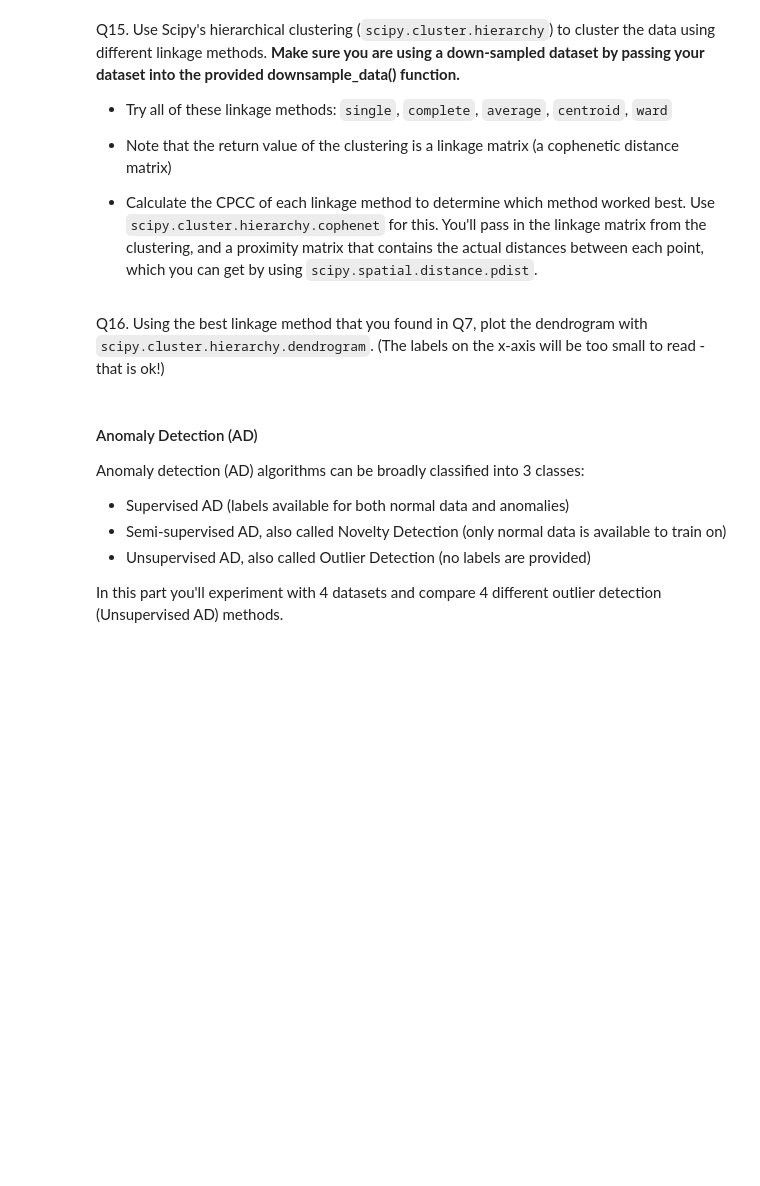
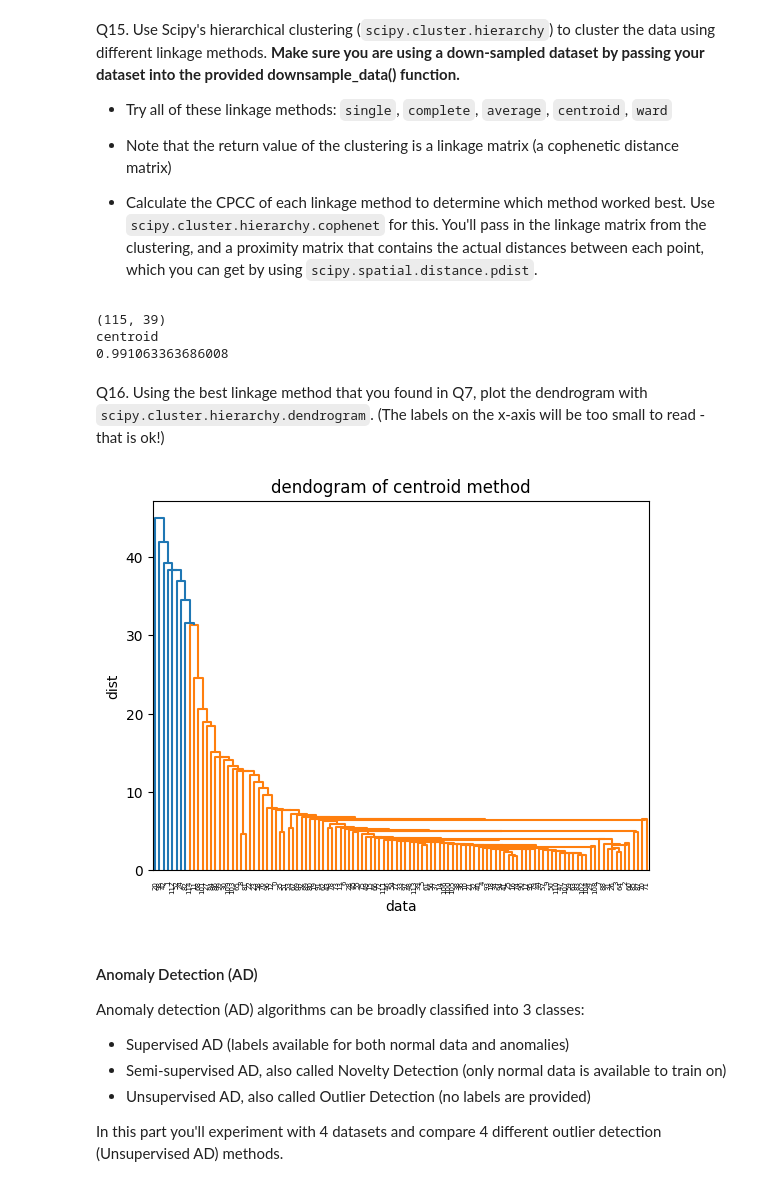
Before and after one commit to sebiaramirez/ml-homework-5, a Jupyter notebook: HW5 - Clustering.ipynb, the cells around one changed output. Cells and saved outputs as stored; diff of their text form; code cells hidden in the pictures; blank space fills up the shorter version.

```diff
--- a/HW5 - Clustering.ipynb
+++ b/HW5 - Clustering.ipynb
@@ -216,12 +255,34 @@ Q15. Use Scipy's hierarchical clustering (`scipy.cluster.hierarchy`) to cluster
 
 * Calculate the CPCC of each linkage method to determine which method worked best. Use `scipy.cluster.hierarchy.cophenet` for this. You'll pass in the linkage matrix from the clustering, and a proximity matrix that contains the actual distances between each point, which you can get by using `scipy.spatial.distance.pdist`.
 # %%
+from scipy.cluster.hierarchy import linkage, cophenet
+from scipy.spatial.distance import pdist
 # Make sure to pass your dataset into downsample_data()
 # and use the resulting smaller dataset for hierachical clustering
-
+my_data = downsample_data(data, labels)
 # Pass the down-sampled dataset into pdist to get your proximity matrix for calculating CPCC
-proximity_matrix = pdist(sampled_dataset_goes_here)
+proximity_matrix = pdist(my_data)
 
 # the rest of your code goes here
+linkage_methods = ['single', 'complete', 'average', 'centroid', 'ward']
+cpcc = {}
+
+
+for method in linkage_methods:
+    matr = linkage(my_data, method=method)
+    c, cophenetic_dist = cophenet(matr, proximity_matrix)
+
+    cpcc[method] = c
+
+#get best method
+best_method = max(cpcc, key=cpcc.get)
+best_cp = cpcc[best_method]
+
+print(best_method)
+print(best_cp)
+# %% [output]
+(115, 39)
+centroid
+0.991063363686008
 # %% [markdown]
 Q16. Using the best linkage method that you found in Q7, plot the dendrogram with `scipy.cluster.hierarchy.dendrogram`. (The labels on the x-axis will be too small to read - that is ok!)
@@ -230,3 +289,19 @@ Q16. Using the best linkage method that you found in Q7, plot the dendrogram wit
+# %%
+# your code goes here
+from scipy.cluster.hierarchy import dendrogram
+import matplotlib.pyplot as plt
+
+plots = linkage(my_data, method=best_method)
+
+plt.title('dendogram of centroid method')
+plt.xlabel('data')
+plt.ylabel('dist')
+
+dendrogram(plots)
+
+plt.show()
+# %% [output]
+[figure, added]
 # %% [markdown]
 #### Anomaly Detection (AD)
 
```
Also changed, not shown: parts of 8 cells of this notebook.
